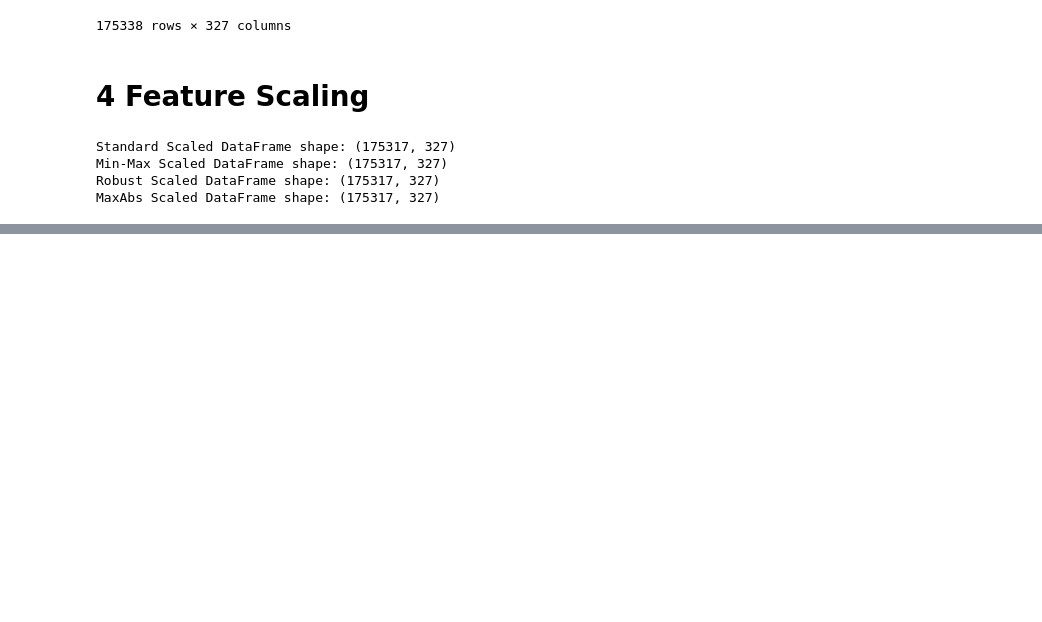
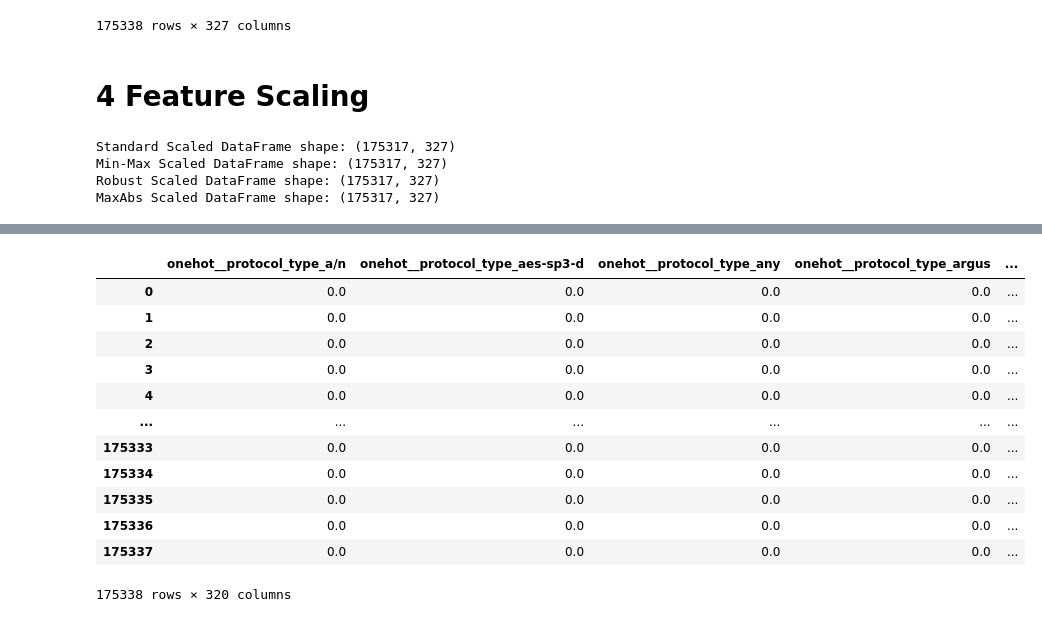
Before and after one commit to jim-X-AI/ResponseX, a Jupyter notebook: Intrusion detection system.ipynb, the cells around one changed output, grey strips where cells are left out. Cells and saved outputs as stored; diff of their text form; code cells hidden in the pictures; blank space fills up the shorter version.

```diff
--- a/Intrusion detection system.ipynb
+++ b/Intrusion detection system.ipynb
@@ -703,26 +873,28 @@ sttl_cat = non_numerical_df[['sttl_ct_state_cross']]
 # %%
 from sklearn.preprocessing import OneHotEncoder, LabelEncoder
 from sklearn.compose import ColumnTransformer
+import pandas as pd
 
 # Columns for OneHot Encoding
-one_hot_columns = ['attack_cat', 'protocol_type', 'service', 'flag']
+one_hot_columns = ["attack_cat", "protocol_type", "service", "flag"]
 
 # Columns for Label Encoding
-label_columns = ['state', 'sttl_ct_state_cross']
+label_columns = ["state", "sttl_ct_state_cross"]
 
 # OneHotEncoder for nominal categorical features
-one_hot_encoder = OneHotEncoder(drop='first', sparse_output=False)
+one_hot_encoder = OneHotEncoder(drop="first", sparse_output=False)
 
 # Apply OneHotEncoder to the one-hot columns
 column_transformer = ColumnTransformer(
-    transformers=[
-        ('onehot', one_hot_encoder, one_hot_columns)
-    ], remainder='passthrough'  # Keep other columns unchanged
+    transformers=[("onehot", one_hot_encoder, one_hot_columns)],
+    remainder="passthrough",  # Keep other columns unchanged
 )
 
 # Transform data with OneHotEncoder and convert to a DataFrame
 df_onehot_encoded = column_transformer.fit_transform(df_visuals)
-df_onehot_encoded = pd.DataFrame(df_onehot_encoded, columns=column_transformer.get_feature_names_out())
+df_onehot_encoded = pd.DataFrame(
+    df_onehot_encoded, columns=column_transformer.get_feature_names_out()
+)
 
 # Apply Label Encoding individually to each label column and add to DataFrame
 df_encoded = df_onehot_encoded.copy()  # Start with the one-hot encoded data
@@ -787,0 +1177,47 @@ MaxAbs Scaled DataFrame shape: (175317, 327)
+# %%
+from sklearn.preprocessing import OneHotEncoder, LabelEncoder
+from sklearn.compose import ColumnTransformer
+import pandas as pd
+
+# Columns for OneHot Encoding
+one_hot_columns = ["protocol_type", "service", "flag"]
+
+# Columns for Label Encoding
+label_columns = ["attack_cat", "state", "sttl_ct_state_cross"]
+
+# OneHotEncoder for nominal categorical features
+one_hot_encoder = OneHotEncoder(drop="first", sparse_output=False)
+
+# Apply OneHotEncoder to the one-hot columns
+column_transformer = ColumnTransformer(
+    transformers=[("onehot", one_hot_encoder, one_hot_columns)],
+    remainder="passthrough",  # Keep other columns unchanged
+)
+
+# Transform data with OneHotEncoder and convert to a DataFrame
+df_onehot_encoded = column_transformer.fit_transform(df_visuals)
+df_onehot_encoded = pd.DataFrame(
+    df_onehot_encoded, columns=column_transformer.get_feature_names_out()
+)
+
+# Apply Label Encoding individually to each label column and add to DataFrame
+df_encoded = df_onehot_encoded.copy()  # Start with the one-hot encoded data
+for col in label_columns:
+    df_encoded[col] = LabelEncoder().fit_transform(df_visuals[col])
+
+# Display the final encoded DataFrame
+df_encoded
+# %% [output]
+|  | onehot__protocol_type_a/n | onehot__protocol_type_aes-sp3-d | onehot__protocol_type_any | onehot__protocol_type_argus | ... |
+| 0 | 0.0 | 0.0 | 0.0 | 0.0 | ... |
+| 1 | 0.0 | 0.0 | 0.0 | 0.0 | ... |
+| 2 | 0.0 | 0.0 | 0.0 | 0.0 | ... |
+| 3 | 0.0 | 0.0 | 0.0 | 0.0 | ... |
+| 4 | 0.0 | 0.0 | 0.0 | 0.0 | ... |
+| ... | ... | ... | ... | ... | ... |
+| 175333 | 0.0 | 0.0 | 0.0 | 0.0 | ... |
+| 175334 | 0.0 | 0.0 | 0.0 | 0.0 | ... |
+| 175335 | 0.0 | 0.0 | 0.0 | 0.0 | ... |
+| 175336 | 0.0 | 0.0 | 0.0 | 0.0 | ... |
+| 175337 | 0.0 | 0.0 | 0.0 | 0.0 | ... |
+175338 rows × 320 columns
```
Also changed, not shown: parts of 85 cells of this notebook, 3 other files.
